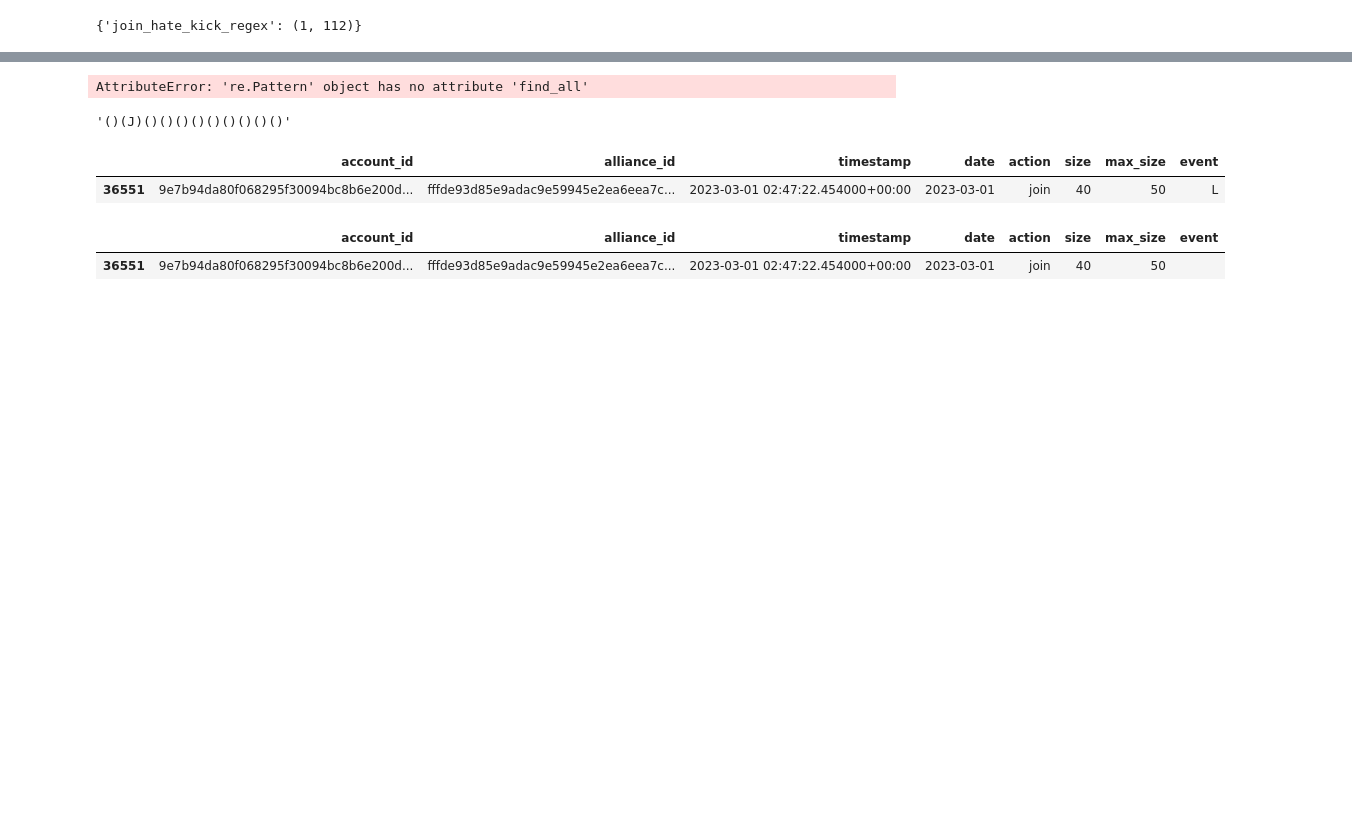
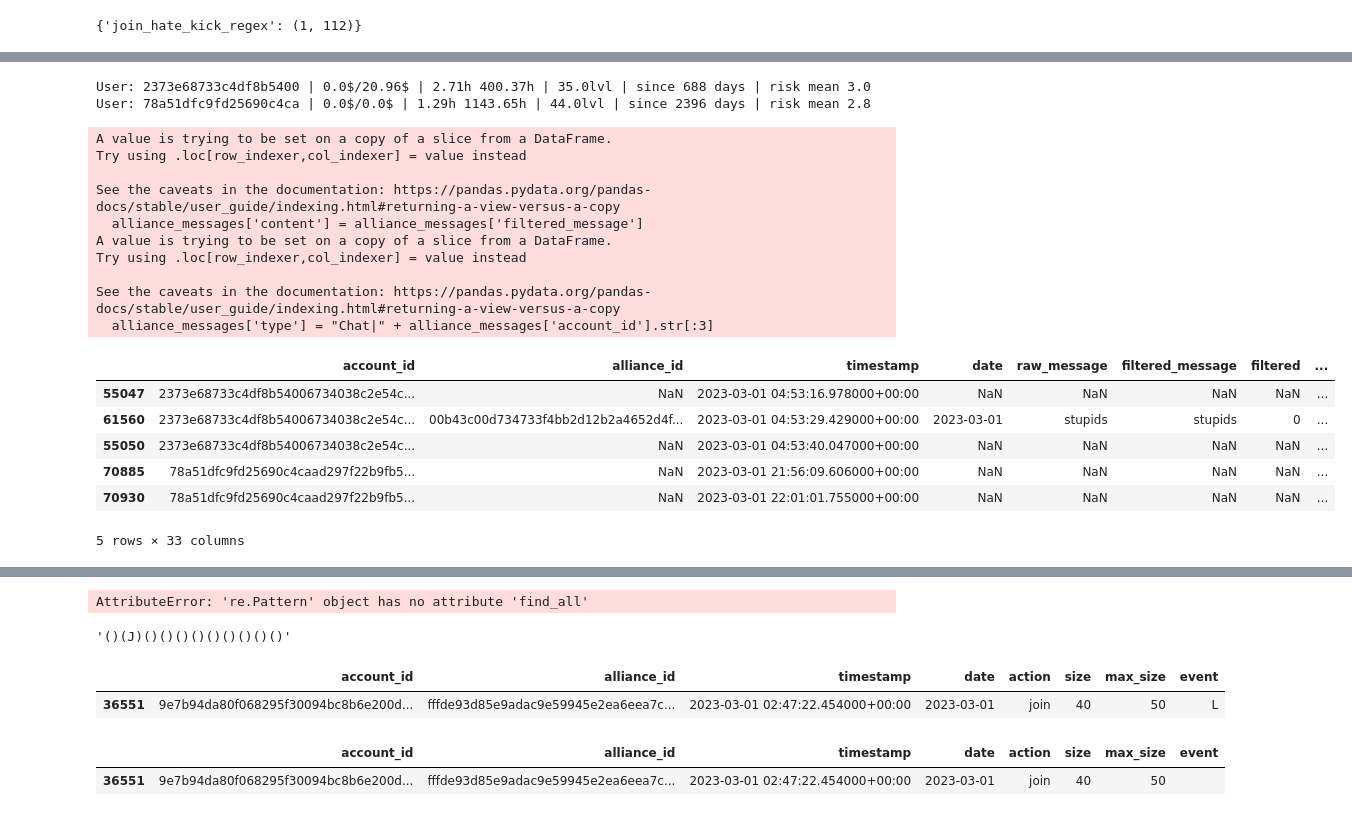
Before and after one commit to Tobias314/CantaloupeStartHack23, a Jupyter notebook: notebooks/join_harass_kick_rule.ipynb, the cells around one changed output, grey strips where cells are left out. Drawn from its saved outputs; the diff is of its cells as text; code cells hidden in the pictures; blank space fills up the shorter version.

```diff
--- a/notebooks/join_harass_kick_rule.ipynb
+++ b/notebooks/join_harass_kick_rule.ipynb
@@ -67 +72,23 @@ res
+# %%
+summarize_alliance(data, '00b43c00d734733f4bb2d12b2a4652d4ff942efd8999ac863dda87464e3de9c1')
+# %% [output]
+User: 2373e68733c4df8b5400 | 0.0$/20.96$ | 2.71h 400.37h | 35.0lvl | since 688 days | risk mean 3.0
+User: 78a51dfc9fd25690c4ca | 0.0$/0.0$ | 1.29h 1143.65h | 44.0lvl | since 2396 days | risk mean 2.8
+A value is trying to be set on a copy of a slice from a DataFrame.
+Try using .loc[row_indexer,col_indexer] = value instead
+
+See the caveats in the documentation: https://pandas.pydata.org/pandas-docs/stable/user_guide/indexing.html#returning-a-view-versus-a-copy
+  alliance_messages['content'] = alliance_messages['filtered_message']
+A value is trying to be set on a copy of a slice from a DataFrame.
+Try using .loc[row_indexer,col_indexer] = value instead
+
+See the caveats in the documentation: https://pandas.pydata.org/pandas-docs/stable/user_guide/indexing.html#returning-a-view-versus-a-copy
+  alliance_messages['type'] = "Chat|" + alliance_messages['account_id'].str[:3]
+|  | account_id | alliance_id | timestamp | date | raw_message | filtered_message | filtered | ... |
+| 55047 | 2373e68733c4df8b54006734038c2e54c... | NaN | 2023-03-01 04:53:16.978000+00:00 | NaN | NaN | NaN | NaN | ... |
+| 61560 | 2373e68733c4df8b54006734038c2e54c... | 00b43c00d734733f4bb2d12b2a4652d4f... | 2023-03-01 04:53:29.429000+00:00 | 2023-03-01 | stupids | stupids | 0 | ... |
+| 55050 | 2373e68733c4df8b54006734038c2e54c... | NaN | 2023-03-01 04:53:40.047000+00:00 | NaN | NaN | NaN | NaN | ... |
+| 70885 | 78a51dfc9fd25690c4caad297f22b9fb5... | NaN | 2023-03-01 21:56:09.606000+00:00 | NaN | NaN | NaN | NaN | ... |
+| 70930 | 78a51dfc9fd25690c4caad297f22b9fb5... | NaN | 2023-03-01 22:01:01.755000+00:00 | NaN | NaN | NaN | NaN | ... |
+5 rows × 33 columns
 # %%
```
Also changed, not shown: parts of 8 cells of this notebook, 1 other file.
